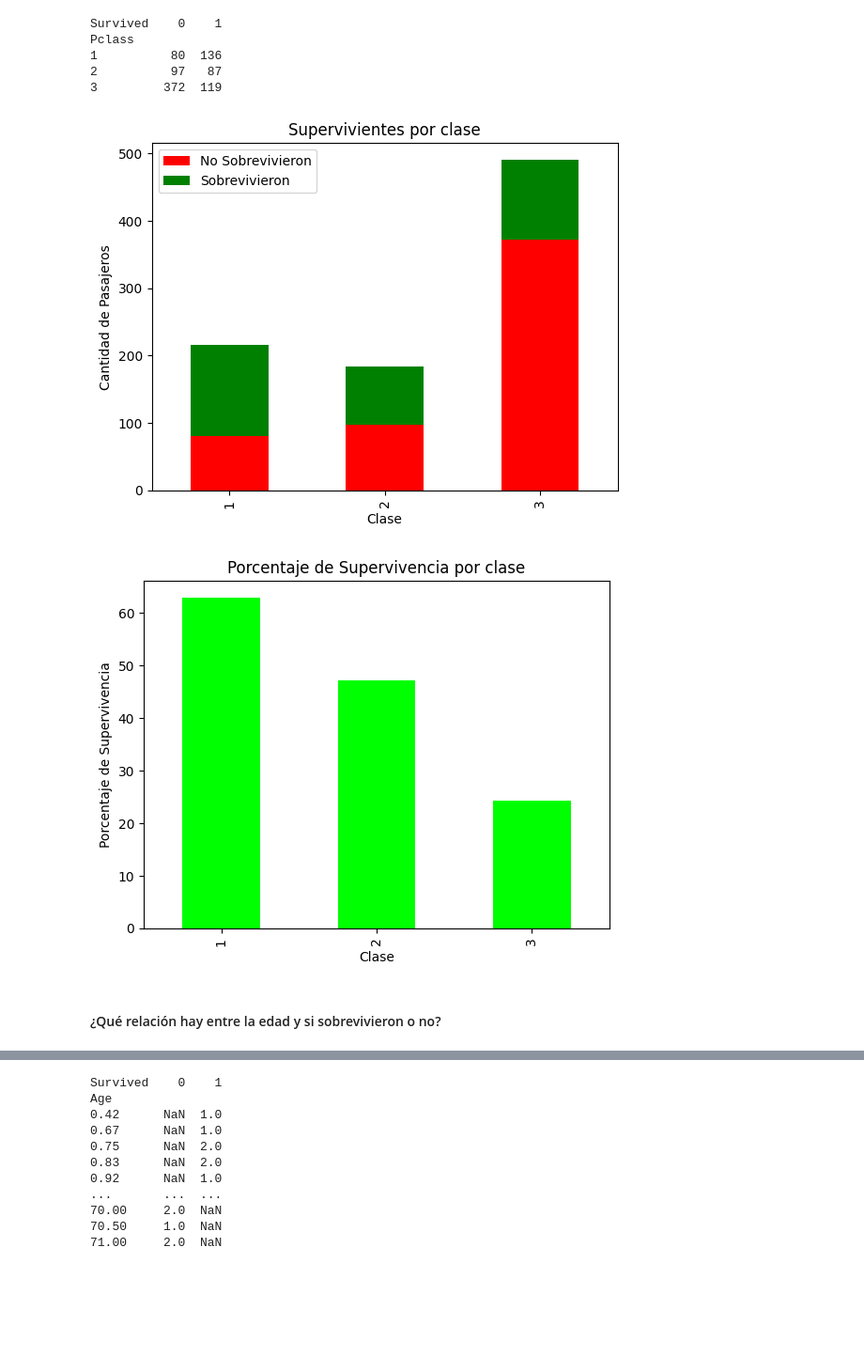
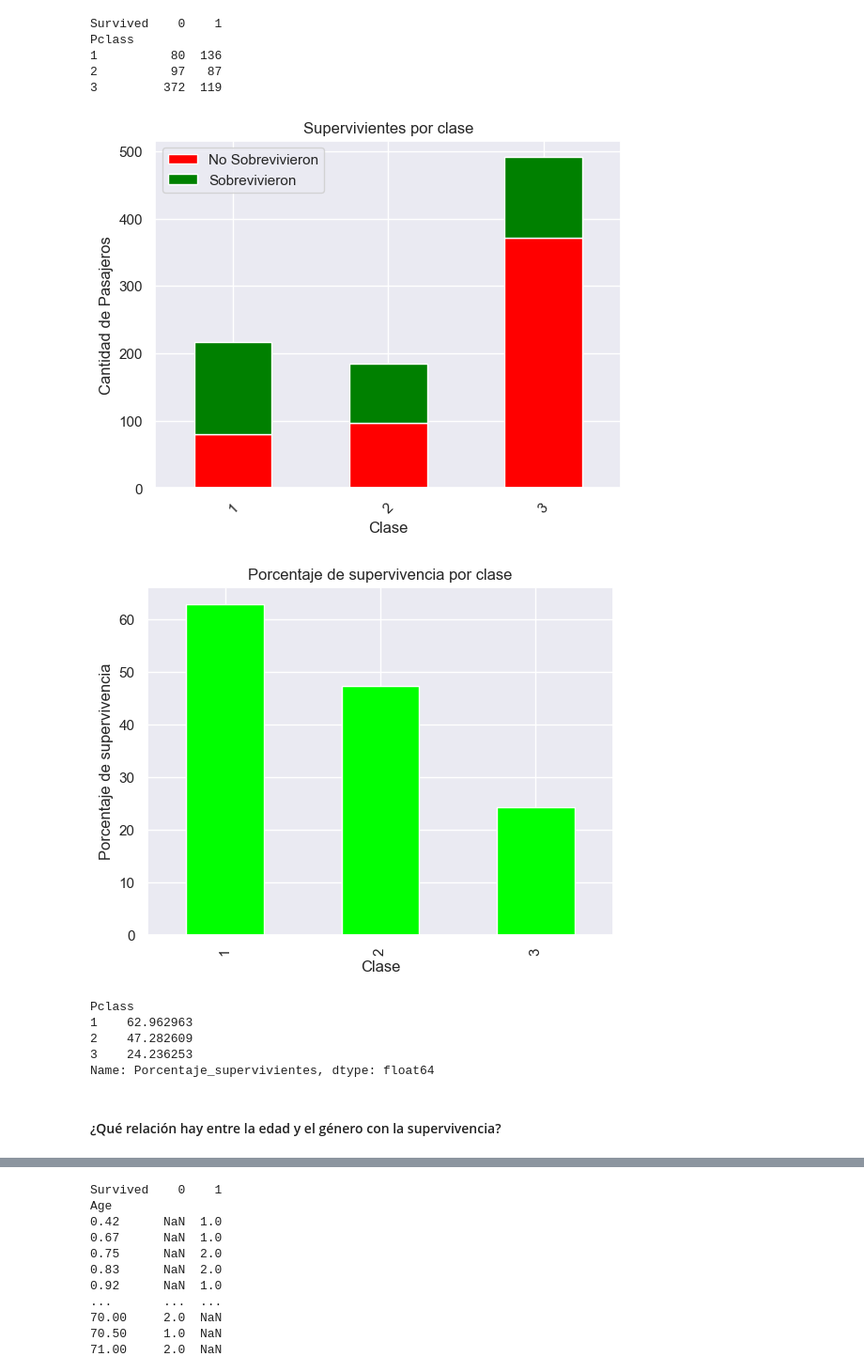
Before and after one commit to JaimeVecina/Ejercicio_Titanic_Proyecto, a Jupyter notebook: Ejercicio_Titanic.ipynb, the cells around one changed output, grey strips where cells are left out. Shown at 94% size. Cells and saved outputs as stored; diff of their text form; code cells hidden in the pictures; blank space fills up the shorter version.

```diff
--- a/Ejercicio_Titanic.ipynb
+++ b/Ejercicio_Titanic.ipynb
@@ -12,6 +12,8 @@ import seaborn as sns
 import matplotlib.pyplot as plt
 
 %matplotlib inline
+# %%
+sns.set_theme(style="darkgrid") # Para las cuadriculas del fondo, se reflejará en todas
 # %% [markdown]
 ### Cargamos el Dataset
 # %%
@@ -320,14 +324,15 @@ Pclass
 # %%
 Superviviente_por_clase.plot(kind='bar', stacked=True, color=['red', 'green'])
 # Creamos el grafico de barras, creando una legenda para distinguir a los que sobrevivieron
 
 plt.xlabel('Clase')
 plt.ylabel('Cantidad de Pasajeros')
 plt.title('Supervivientes por clase')
 plt.legend(['No Sobrevivieron', 'Sobrevivieron'])
+plt.xticks(rotation=45)
 plt.show()
 # %% [output]
-[figure, old version]
+[figure, new version]
 # %%
 # Calcular el porcentaje de supervivencia para cada clase
 Superviviente_por_clase['Porcentaje_supervivientes'] = (Superviviente_por_clase[1] / (Superviviente_por_clase[0] + Superviviente_por_clase[1])) * 100
@@ -335,10 +340,18 @@ Superviviente_por_clase['Porcentaje_supervivientes'] = (Superviviente_por_clase[
 # Crear el gráfico de barras
 Superviviente_por_clase['Porcentaje_supervivientes'].plot(kind='bar', color='#00FF00')
 plt.xlabel('Clase')
-plt.ylabel('Porcentaje de Supervivencia')
-plt.title('Porcentaje de Supervivencia por clase')
+plt.ylabel('Porcentaje de supervivencia')
+plt.title('Porcentaje de supervivencia por clase')
 plt.show()
 # %% [output]
-[figure, old version]
+[figure, new version]
+# %%
+print(Superviviente_por_clase['Porcentaje_supervivientes']) # Aquí tenemos exactamente cuales son los porcentajes
+# %% [output]
+Pclass
+1    62.962963
+2    47.282609
+3    24.236253
+Name: Porcentaje_supervivientes, dtype: float64
 # %% [markdown]
-#### ¿Qué relación hay entre la edad y si sobrevivieron o no?
+#### ¿Qué relación hay entre la edad y el género con la supervivencia?
```
Also changed, not shown: parts of 20 cells of this notebook.
